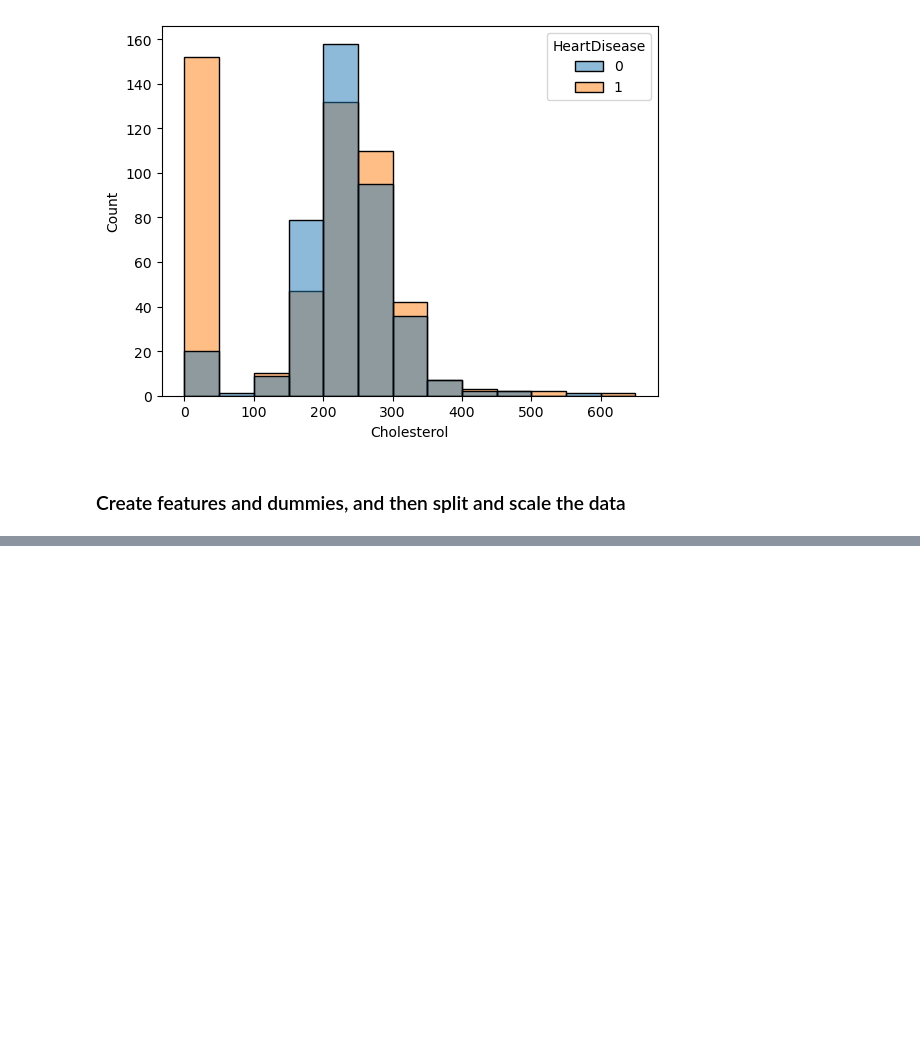
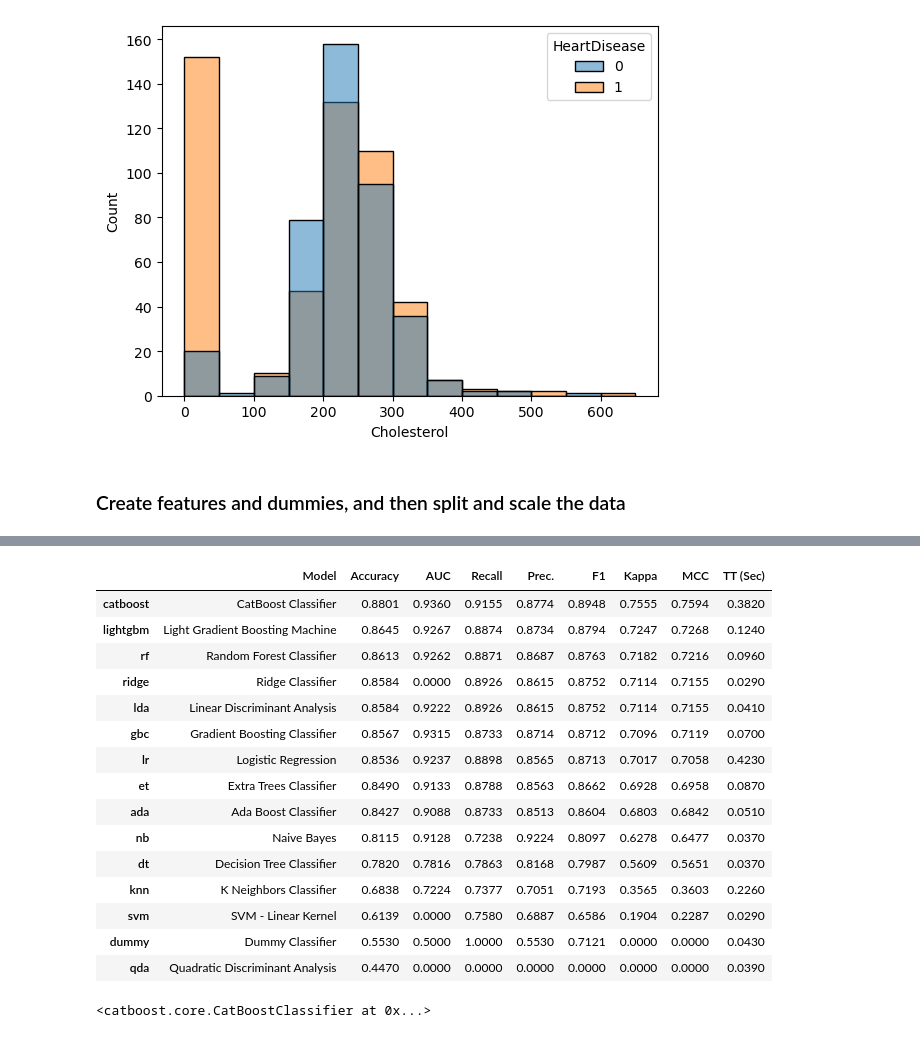
Before and after one commit to prem-0217/HeartDiseaseDetectionModel, a Jupyter notebook: Notebooks/Heart Preprocessing and Modeling.ipynb, the cells around one changed output, grey strips where cells are left out. Saved outputs shown, nothing was run; the diff lists cells and outputs as text; code cells hidden in the pictures; blank space fills up the shorter version.

```diff
--- a/Notebooks/Heart Preprocessing and Modeling.ipynb
+++ b/Notebooks/Heart Preprocessing and Modeling.ipynb
@@ -53,0 +74,3 @@ X_test_scaled=scaler.transform(X_test)
+# %%
+best = s.compare_models()
+# %% [output]
@@ -53,0 +78,20 @@ X_test_scaled=scaler.transform(X_test)
+|  | Model | Accuracy | AUC | Recall | Prec. | F1 | Kappa | MCC | TT (Sec) |
+| catboost | CatBoost Classifier | 0.8801 | 0.9360 | 0.9155 | 0.8774 | 0.8948 | 0.7555 | 0.7594 | 0.3820 |
+| lightgbm | Light Gradient Boosting Machine | 0.8645 | 0.9267 | 0.8874 | 0.8734 | 0.8794 | 0.7247 | 0.7268 | 0.1240 |
+| rf | Random Forest Classifier | 0.8613 | 0.9262 | 0.8871 | 0.8687 | 0.8763 | 0.7182 | 0.7216 | 0.0960 |
+| ridge | Ridge Classifier | 0.8584 | 0.0000 | 0.8926 | 0.8615 | 0.8752 | 0.7114 | 0.7155 | 0.0290 |
+| lda | Linear Discriminant Analysis | 0.8584 | 0.9222 | 0.8926 | 0.8615 | 0.8752 | 0.7114 | 0.7155 | 0.0410 |
+| gbc | Gradient Boosting Classifier | 0.8567 | 0.9315 | 0.8733 | 0.8714 | 0.8712 | 0.7096 | 0.7119 | 0.0700 |
+| lr | Logistic Regression | 0.8536 | 0.9237 | 0.8898 | 0.8565 | 0.8713 | 0.7017 | 0.7058 | 0.4230 |
+| et | Extra Trees Classifier | 0.8490 | 0.9133 | 0.8788 | 0.8563 | 0.8662 | 0.6928 | 0.6958 | 0.0870 |
+| ada | Ada Boost Classifier | 0.8427 | 0.9088 | 0.8733 | 0.8513 | 0.8604 | 0.6803 | 0.6842 | 0.0510 |
+| nb | Naive Bayes | 0.8115 | 0.9128 | 0.7238 | 0.9224 | 0.8097 | 0.6278 | 0.6477 | 0.0370 |
+| dt | Decision Tree Classifier | 0.7820 | 0.7816 | 0.7863 | 0.8168 | 0.7987 | 0.5609 | 0.5651 | 0.0370 |
+| knn | K Neighbors Classifier | 0.6838 | 0.7224 | 0.7377 | 0.7051 | 0.7193 | 0.3565 | 0.3603 | 0.2260 |
+| svm | SVM - Linear Kernel | 0.6139 | 0.0000 | 0.7580 | 0.6887 | 0.6586 | 0.1904 | 0.2287 | 0.0290 |
+| dummy | Dummy Classifier | 0.5530 | 0.5000 | 1.0000 | 0.5530 | 0.7121 | 0.0000 | 0.0000 | 0.0430 |
+| qda | Quadratic Discriminant Analysis | 0.4470 | 0.0000 | 0.0000 | 0.0000 | 0.0000 | 0.0000 | 0.0000 | 0.0390 |
+# %%
+best
+# %% [output]
+<catboost.core.CatBoostClassifier at 0x...>
```
Also changed, not shown: parts of 7 cells of this notebook, 4 other files.
